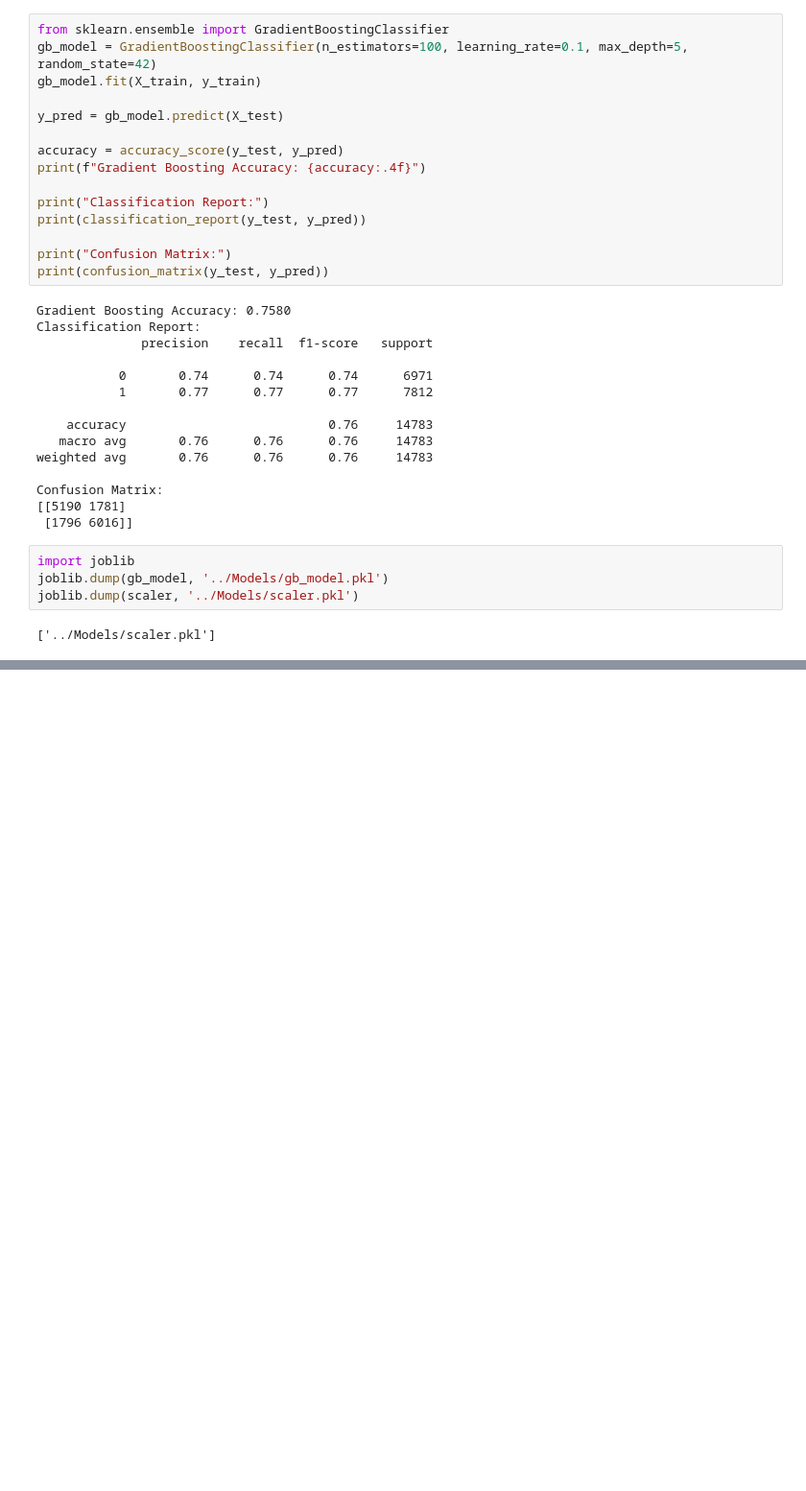
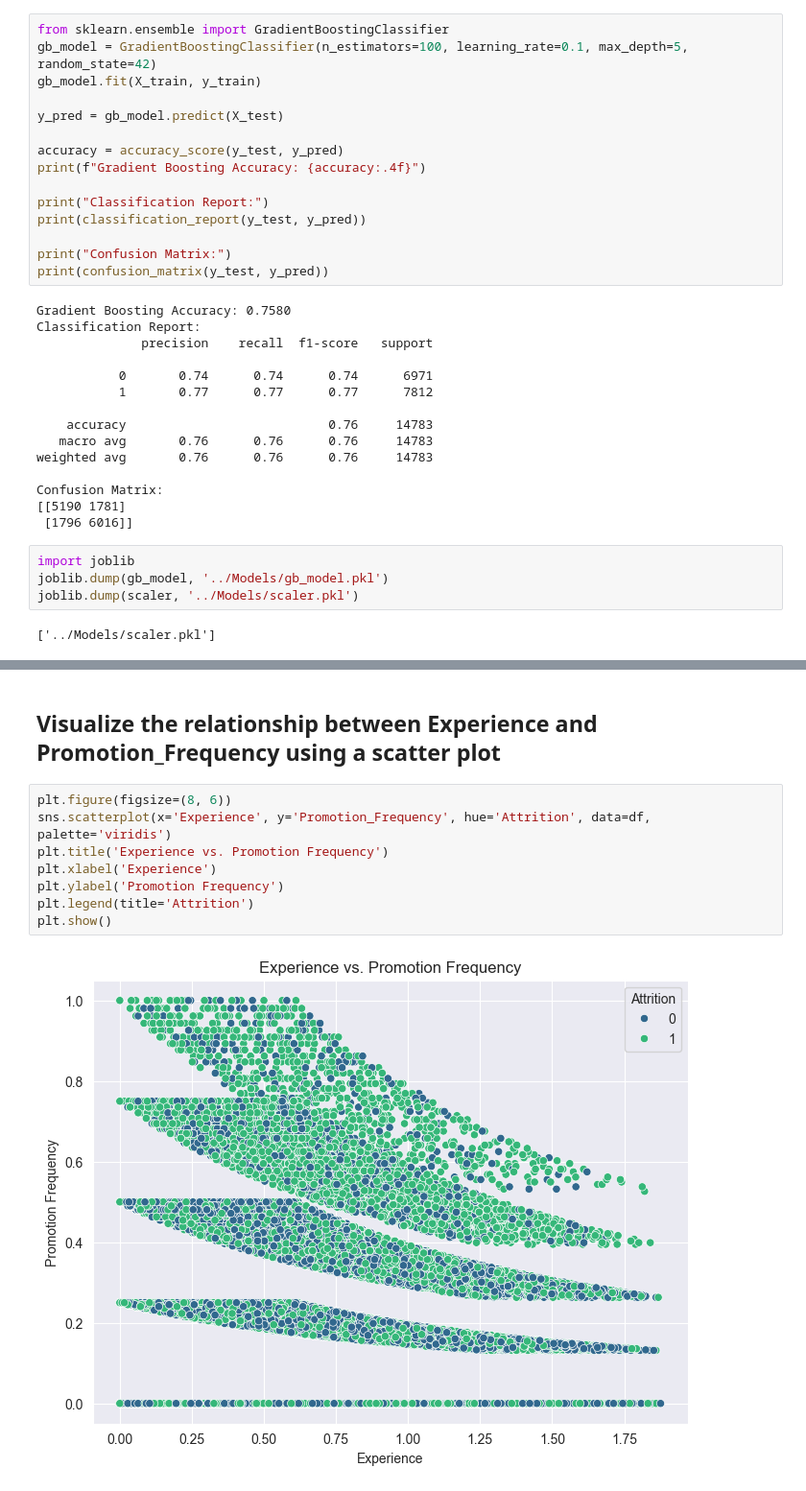
Before and after one commit to AmodMatheesha2003/employee-attrition-prediction-ml, a Jupyter notebook: Notebooks/Feature Engineering.ipynb, the cells around one changed output, grey strips where cells are left out. Shown: that part at 96% size. Cells and saved outputs as stored; diff of their text form; blank space fills up the shorter version.

```diff
--- a/Notebooks/Feature Engineering.ipynb
+++ b/Notebooks/Feature Engineering.ipynb
@@ -220,0 +269,12 @@ joblib.dump(scaler, '../Models/scaler.pkl')
+# %% [markdown]
+<h2>Visualize the relationship between Experience and Promotion_Frequency using a scatter plot</h2>
+# %%
+plt.figure(figsize=(8, 6))
+sns.scatterplot(x='Experience', y='Promotion_Frequency', hue='Attrition', data=df, palette='viridis')
+plt.title('Experience vs. Promotion Frequency')
+plt.xlabel('Experience')
+plt.ylabel('Promotion Frequency')
+plt.legend(title='Attrition')
+plt.show()
+# %% [output]
+[figure, added]
```
Also changed, not shown: parts of 8 cells of this notebook.
